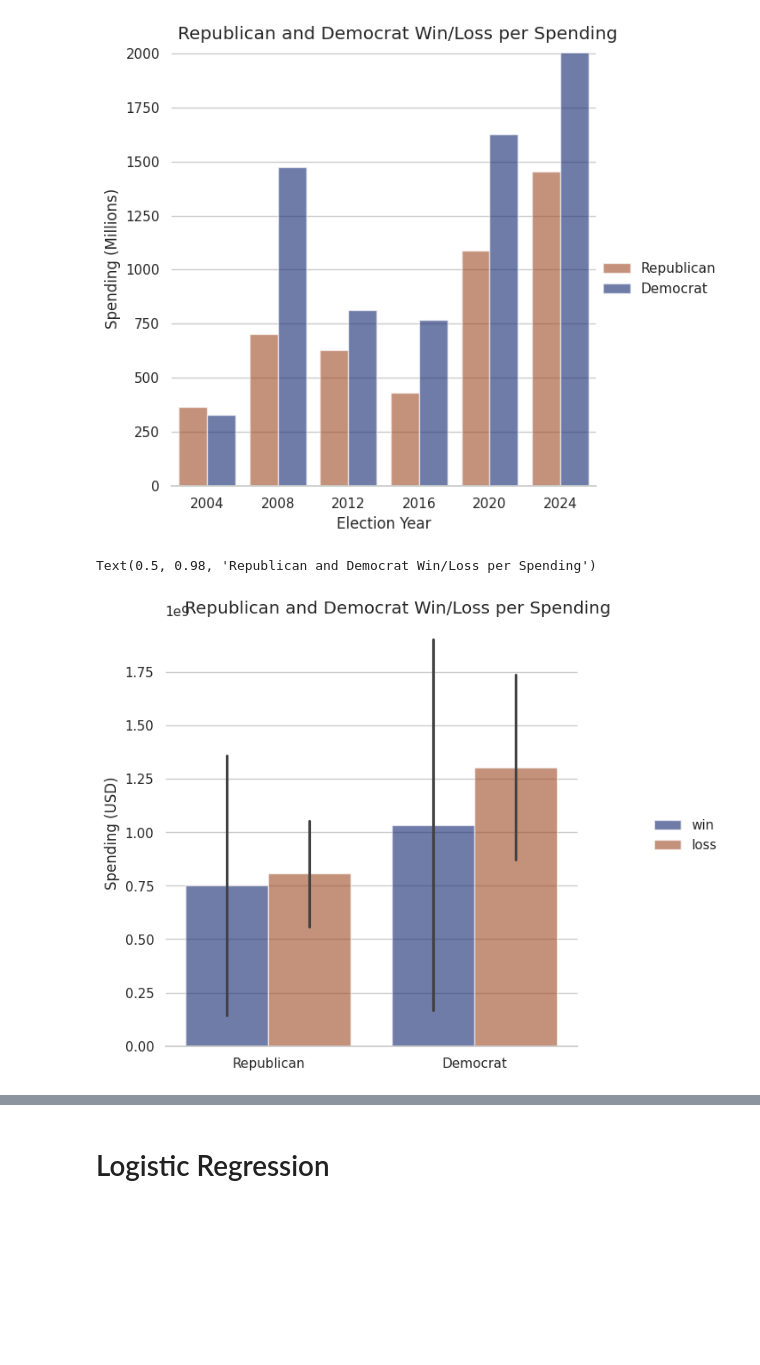
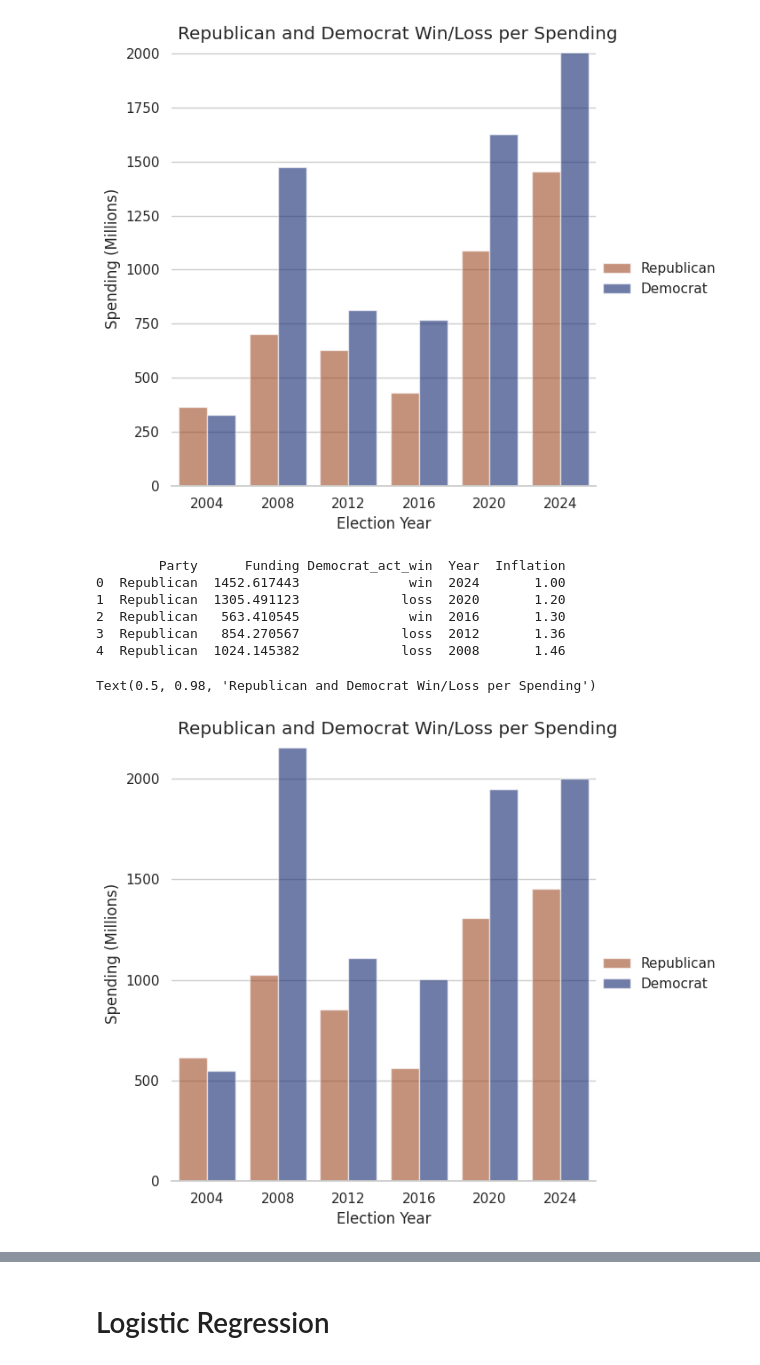
Before and after one commit to thansen0/election-p-value, a Jupyter notebook: election.ipynb, the cells around one changed output, grey strips where cells are left out. Saved outputs shown, nothing was run; the diff lists cells and outputs as text; code cells hidden in the pictures; blank space fills up the shorter version.

Commit message:
adjusted for inflation

```diff
--- a/election.ipynb
+++ b/election.ipynb
@@ -15,7 +14,10 @@ import matplotlib.pyplot as plt
 # %%
 elfd = pd.DataFrame(
     {"Republican" : [1452617443, 1087909269, 433392727, 628140123,  701469440, 367228819],
-     "Democrat"   : [2001292139, 1624301628, 769879088, 813649144, 1474505205, 328479256]},
+     "Democrat"   : [2001292139, 1624301628, 769879088, 813649144, 1474505205, 328479256],
+     "Inflation"  : [         1,       1.20,      1.30,      1.36,       1.46,      1.67], # 1.83 for 2000
+     "Dem_votes"  : [       226,        306,       227,       332,        365,       251],
+     "Rep_votes"  : [       312,        232,       304,       206,        173,       286]},
       index =             [2024,       2020,      2016,      2012,       2008,      2004]
 )
 
@@ -23,9 +25,7 @@ elfd["spend_diff"] = elfd["Democrat"] - elfd["Republican"]
 
 # 1 == win, 0 == loss
 elfd["Democrat_pred_win"] = np.where(elfd["Democrat"] > elfd["Republican"], 1, 0)
-elfd["Democrat_act_win"]  = [0, 1, 0, 1, 1, 0]
-
-# elfd = elfd.reset_index()
+elfd["Democrat_act_win"]  = np.where(elfd["Dem_votes"] > elfd["Rep_votes"], 1, 0)
 
 elfd
 # %% [output]
@@ -69,19 +69,32 @@ Text(0.5, 0.98, 'Republican and Democrat Win/Loss per Spending')
 # %%
 ndf = pd.melt(elfd).head(12).rename(columns={"variable": "Party"}).rename(columns={"value": "Funding"})
 ndf["Democrat_act_win"] = [0,1,0,1,1,0,0,1,0,1,1,0]
 ndf["Democrat_act_win"] = np.where(ndf["Democrat_act_win"] == 0, "win", "loss")
+ndf["Year"] = [2024, 2020, 2016, 2012, 2008, 2004, 2024, 2020, 2016, 2012, 2008, 2004]
+ndf["Inflation"] = [1, 1.20, 1.30, 1.36, 1.46, 1.67, 1, 1.20, 1.30, 1.36, 1.46, 1.67]
+ndf["Funding"] = ndf["Funding"] / 1000000 # In millions now
+ndf["Funding"] = ndf["Funding"] * ndf["Inflation"]
+
+print(ndf.head(5))
 
 sns.set_theme(style="whitegrid")
+reversed_palette = sns.color_palette("dark", 2)[::-1]
 
 g = sns.catplot(
     data=ndf, kind="bar",
-    x="Party", y="Funding", hue="Democrat_act_win",
-    errorbar="sd", palette="dark", alpha=.6, height=6
+    x="Year", y="Funding", hue="Party",
+    errorbar="sd", palette=reversed_palette, alpha=.6, height=6
 )
 g.despine(left=True)
-g.set_axis_labels("", "Spending (USD)")
+g.set_axis_labels("Election Year", "Spending (Millions)")
 g.legend.set_title("")
 g.fig.suptitle("Republican and Democrat Win/Loss per Spending")
 # %% [output]
-Text(0.5, 0.98, 'Republican and Democrat Win/Loss per Spending')
+        Party      Funding Democrat_act_win  Year  Inflation
+0  Republican  1452.617443              win  2024       1.00
+1  Republican  1305.491123             loss  2020       1.20
+2  Republican   563.410545              win  2016       1.30
+3  Republican   854.270567             loss  2012       1.36
+4  Republican  1024.145382             loss  2008       1.46
+Text(0.5, 0.98, 'Republican and Democrat Win/Loss per Spending')
-[figure, old version]
+[figure, new version]
```
Also changed, not shown: parts of 10 cells of this notebook.
